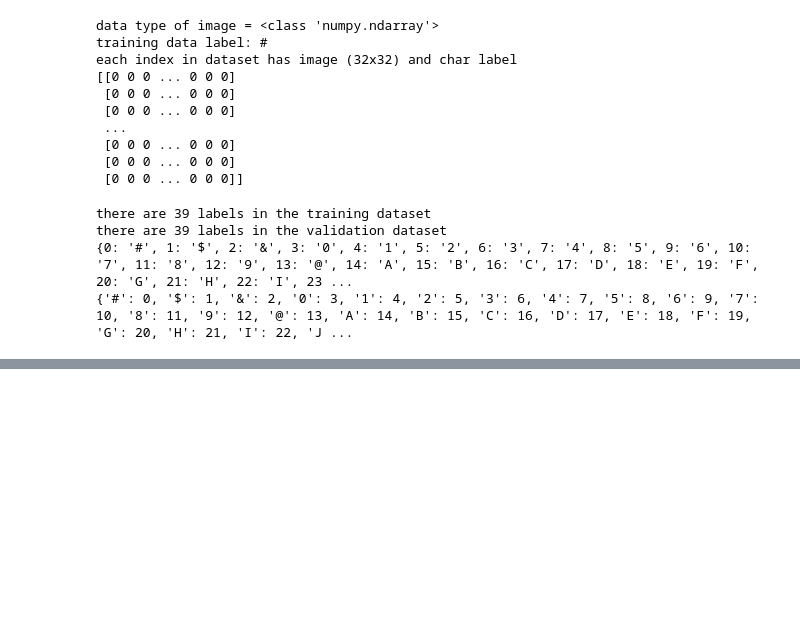
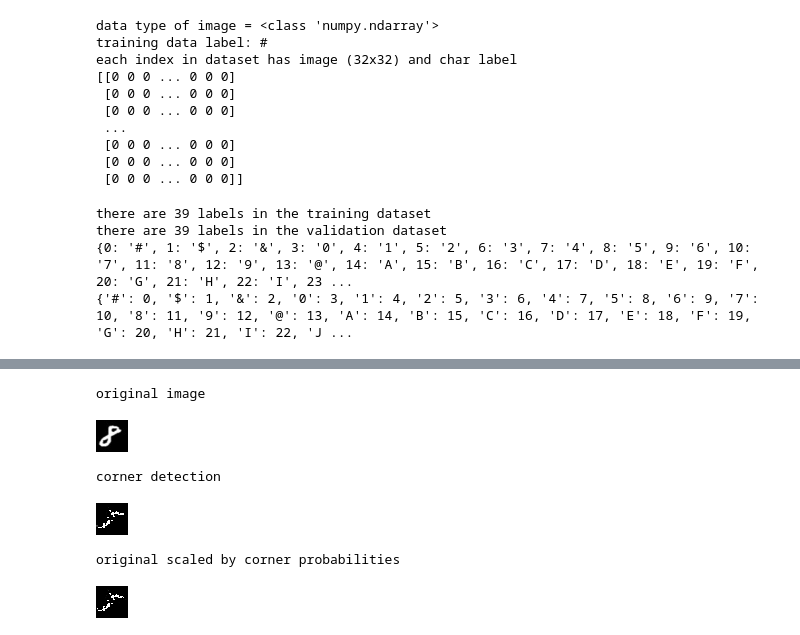
Before and after one commit to CharFox1/CompVisProj, a Jupyter notebook: model.ipynb, the cells around one changed output, grey strips where cells are left out. Saved outputs shown, nothing was run; the diff lists cells and outputs as text; code cells hidden in the pictures; blank space fills up the shorter version.

```diff
--- a/model.ipynb
+++ b/model.ipynb
@@ -312,0 +360,18 @@ predicted K for K
+# %%
+# experiment with effects of harris corner detection
+print("original image")
+input = np.float32(conv_train_data[22001][0])
+cv2_imshow(input)
+out = cv2.cornerHarris(input, 2, 3, 0.04)
+print("corner detection")
+cv2_imshow(out)
+combined = input * out
+print("original scaled by corner probabilities")
+cv2_imshow(combined)
+# %% [output]
+original image
+[figure, added]
+corner detection
+[figure, added]
+original scaled by corner probabilities
+[figure, added]
```
Also changed, not shown: parts of 17 cells of this notebook.
